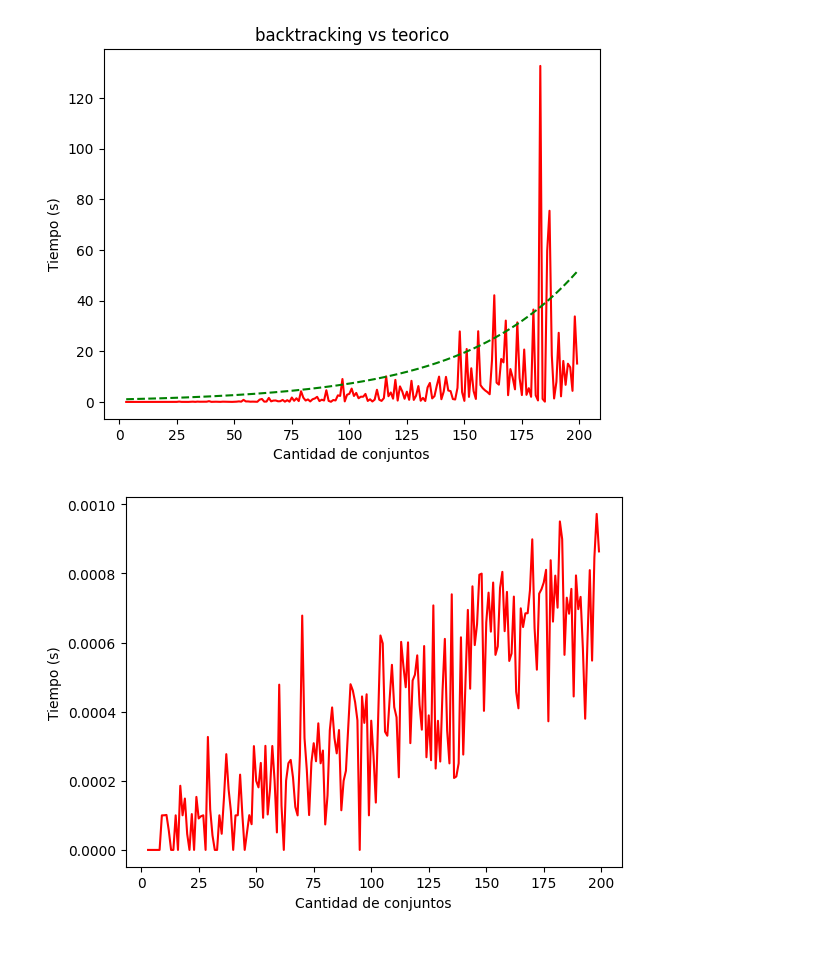
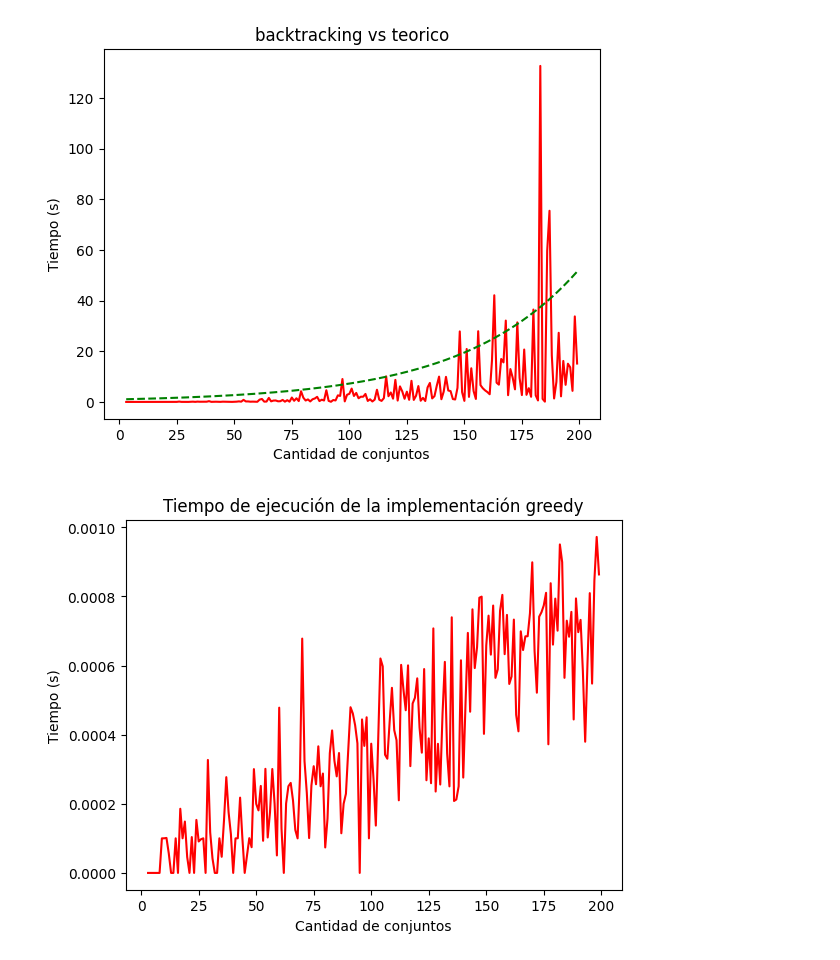
Before and after one commit to Jignacio14/TP3_TDA, a Jupyter notebook: analisis_temporal.ipynb, the cells around one changed output. Saved outputs shown, nothing was run; the diff lists cells and outputs as text; code cells hidden in the pictures.

Commit message:
Ajusto imagenes

```diff
--- a/analisis_temporal.ipynb
+++ b/analisis_temporal.ipynb
@@ -219,10 +221,11 @@ plt.savefig('imagenes/backvsteorico.png')
 # %%
 plt.plot(times['m'], times['greed_t'], label='backtracking', color='red')
 plt.ylabel('Tiempo (s)')
+plt.title("Tiempo de ejecución de la implementación greedy")
 plt.xlabel('Cantidad de conjuntos')
 plt.savefig('imagenes/greed.png')
 # %% [output]
-[figure, old version]
+[figure, new version]
 # %%
 plt.plot(times['m'], times['lpc_t'], label='backtracking', color='red')
 plt.ylabel('Tiempo (s)')
```
Also changed, not shown: parts of 4 cells of this notebook, 3 other files.
